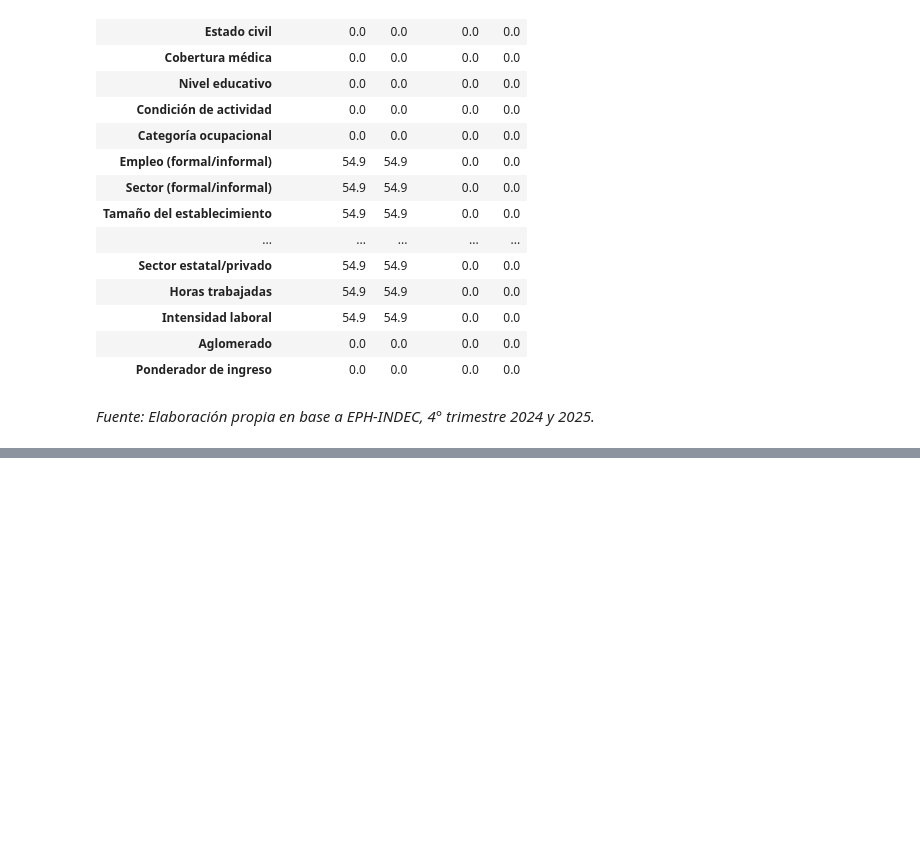
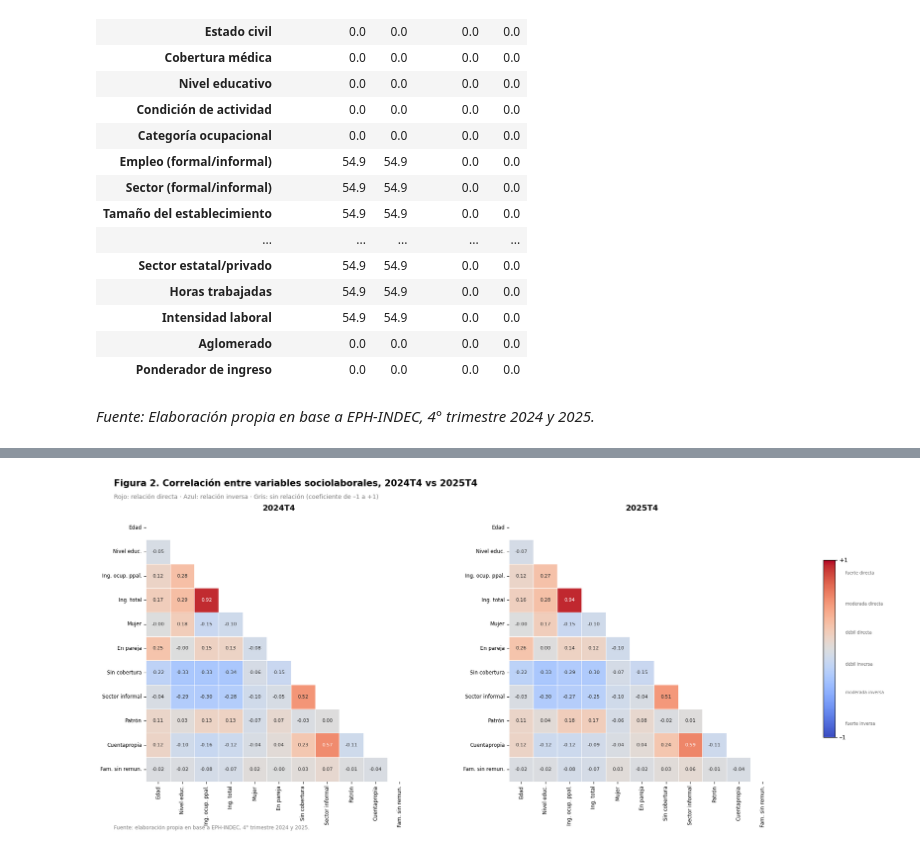
Before and after one commit to maylemes/TPs_Programacion_Grupo8, a Jupyter notebook: TP1/TP1_Programacion_Grupo8.ipynb, the cells around one changed output, grey strips where cells are left out. Cells and saved outputs as stored; diff of their text form; code cells hidden in the pictures; blank space fills up the shorter version.

Commit message:
Incisos 8, 9 y 10: correlación, descriptiva e informalidad

```diff
--- a/TP1/TP1_Programacion_Grupo8.ipynb
+++ b/TP1/TP1_Programacion_Grupo8.ipynb
@@ -454,3 +454,7 @@ sector_privado
 1.0    31794
 0.0     9036
 Name: count, dtype: int64
+# %%
+ocupados['sector_informal'] = (ocupados['SECTOR'] == 2).astype(int)
+ocupados.loc[ocupados['SECTOR'] == 9, 'sector_informal'] = np.nan
+print(ocupados['sector_informal'].value_counts(dropna=False))
@@ -722,0 +766,13 @@ tabla_detalle.style \
+# %%
+# Etiquetas legibles para la matriz
+etiquetas_corr = {
+    'CH06': 'Edad', 'NIVEL_ED': 'Nivel educ.', 'P21_real': 'Ing. ocup. ppal.',
+    'P47T_real': 'Ing. total', 'mujer': 'Mujer', 'en_pareja': 'En pareja',
+    'sin_cobertura': 'Sin cobertura', 'sector_informal': 'Sector informal',
+    'patron': 'Patrón', 'cuenta_propia': 'Cuentapropia', 'fam_sin_remun': 'Fam. sin remun.',
+}
+
+corr_2024 = ocupados[ocupados['ANO4'] == 2024][vars_corr].corr().rename(index=etiquetas_corr, columns=etiquetas_corr)
+corr_2025 = ocupados[ocupados['ANO4'] == 2025][vars_corr].corr().rename(index=etiquetas_corr, columns=etiquetas_corr)
+
+corr_2024.round(2)
@@ -722,0 +792,45 @@ tabla_detalle.style \
+# %%
+import numpy as np
+
+fig, axes = plt.subplots(1, 2, figsize=(19, 8.5))
+
+mascara24 = np.triu(corr_2024)
+mascara25 = np.triu(corr_2025)
+
+sns.heatmap(corr_2024, vmin=-1, vmax=1, annot=True, fmt='.2f',
+            cmap='coolwarm', mask=mascara24, linewidths=0.5, square=True,
+            cbar=False, annot_kws={'fontsize': 8}, ax=axes[0])
+axes[0].set_title("2024T4", fontsize=13, fontweight='bold', pad=8)
+axes[0].tick_params(labelsize=8.5)
+
+sns.heatmap(corr_2025, vmin=-1, vmax=1, annot=True, fmt='.2f',
+            cmap='coolwarm', mask=mascara25, linewidths=0.5, square=True,
+            cbar=False, annot_kws={'fontsize': 8}, ax=axes[1])
+axes[1].set_title("2025T4", fontsize=13, fontweight='bold', pad=8)
+axes[1].tick_params(labelsize=8.5)
+
+# Barra de color aparte
+cbar_ax = fig.add_axes([0.92, 0.28, 0.014, 0.48])
+sm = plt.cm.ScalarMappable(cmap='coolwarm', norm=plt.Normalize(-1, 1))
+cbar = fig.colorbar(sm, cax=cbar_ax)
+cbar.set_ticks([-1, 1])
+cbar.set_ticklabels(['–1', '+1'])
+for y, txt in [(0.85,'fuerte directa'),(0.5,'moderada directa'),(0.18,'débil directa'),
+               (-0.18,'débil inversa'),(-0.5,'moderada inversa'),(-0.85,'fuerte inversa')]:
+    cbar.ax.text(1.9, y, txt, transform=cbar.ax.get_yaxis_transform(),
+                 fontsize=7, color='dimgray', va='center', ha='left')
+
+# Títulos y fuente, ubicados en coordenadas de figura con márgenes amplios
+fig.text(0.06, 0.96, "Figura 2. Correlación entre variables sociolaborales, 2024T4 vs 2025T4",
+         fontsize=15, fontweight='bold', ha='left')
+fig.text(0.06, 0.925, "Rojo: relación directa · Azul: relación inversa · Gris: sin relación (coeficiente de –1 a +1)",
+         fontsize=10, color='gray', ha='left')
+fig.text(0.06, 0.03, "Fuente: elaboración propia en base a EPH-INDEC, 4° trimestre 2024 y 2025.",
+         fontsize=8.5, color='gray', ha='left')
+
+# Márgenes: dejo espacio arriba (título), abajo (fuente) y derecha (barra)
+plt.subplots_adjust(top=0.88, bottom=0.16, left=0.06, right=0.90, wspace=0.10)
+plt.savefig('output/fig2_correlacion.png', dpi=150, bbox_inches='tight')
+plt.show()
+# %% [output]
+[figure, added]
```
Also changed, not shown: parts of 18 cells of this notebook, 1 other file.
